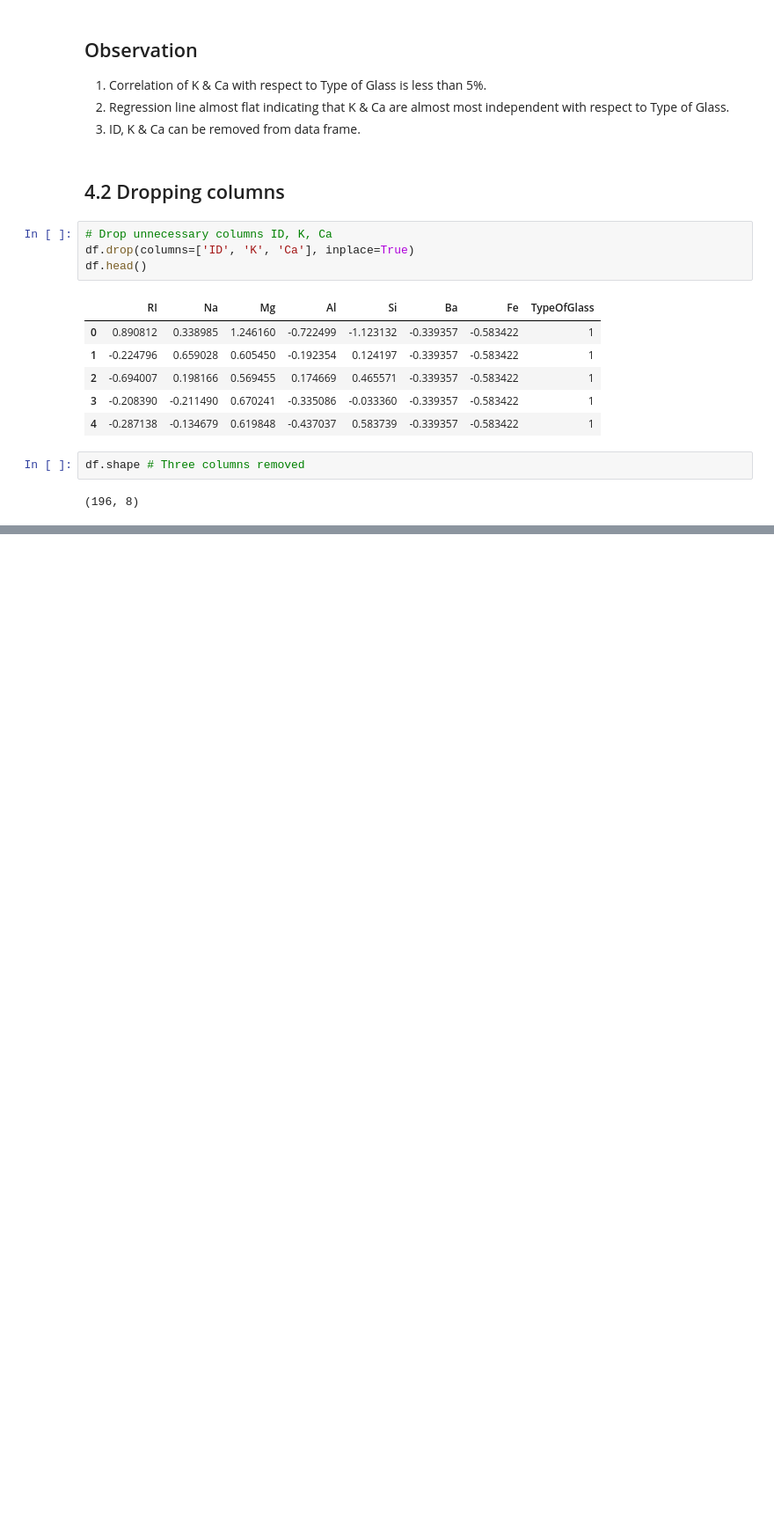
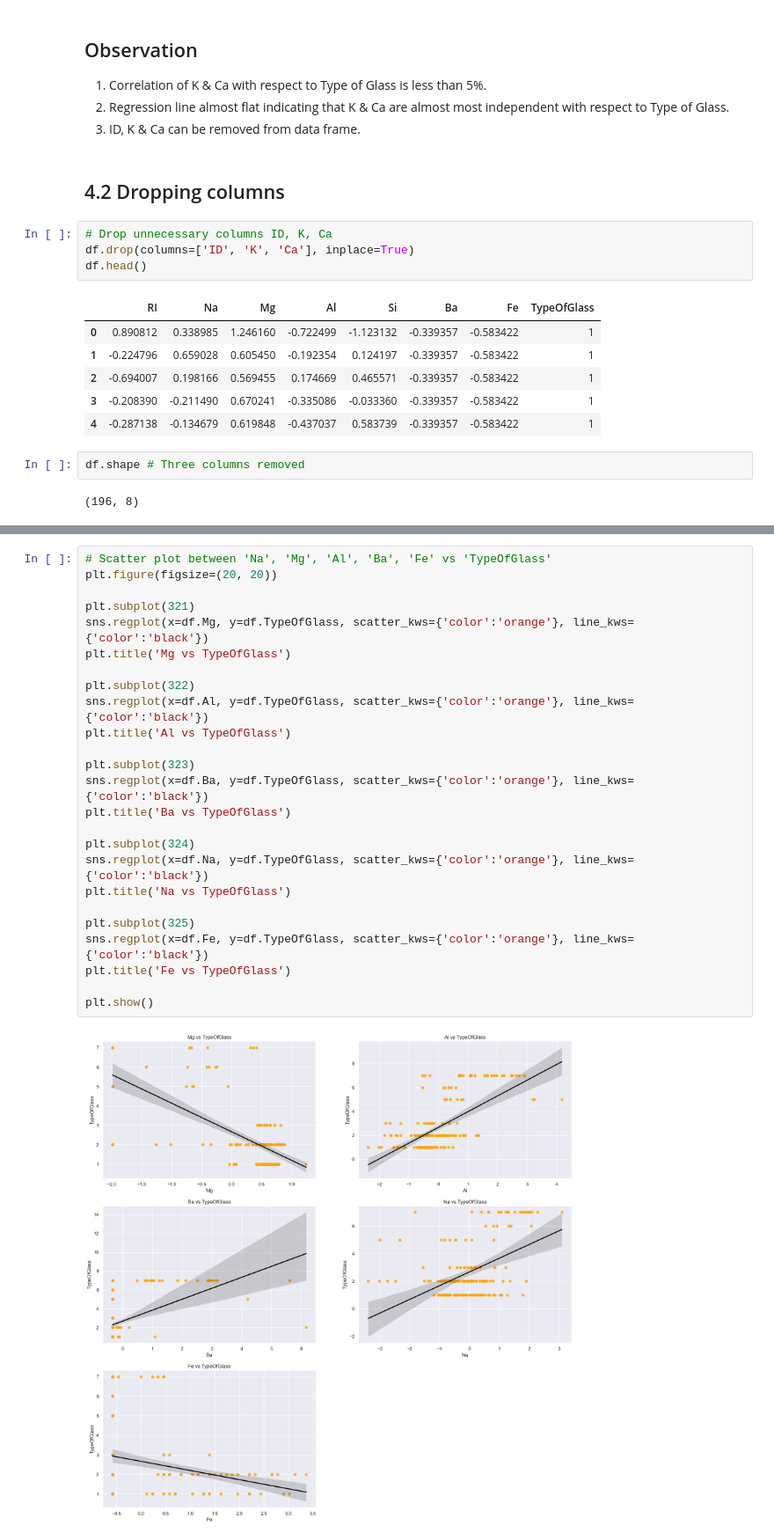
Before and after one commit to Jeyramana/GUVI_Assignments, a Jupyter notebook: Assignment_10/GlassProject.ipynb, the cells around one changed output, grey strips where cells are left out. Shown at 88% size. Drawn from its saved outputs; the diff is of its cells as text; blank space fills up the shorter version.

```diff
--- a/Assignment_10/GlassProject.ipynb
+++ b/Assignment_10/GlassProject.ipynb
@@ -266,0 +304,27 @@ df.shape # Three columns removed
+# %%
+# Scatter plot between 'Na', 'Mg', 'Al', 'Ba', 'Fe' vs 'TypeOfGlass'
+plt.figure(figsize=(20, 20))
+
+plt.subplot(321)
+sns.regplot(x=df.Mg, y=df.TypeOfGlass, scatter_kws={'color':'orange'}, line_kws={'color':'black'})
+plt.title('Mg vs TypeOfGlass')
+
+plt.subplot(322)
+sns.regplot(x=df.Al, y=df.TypeOfGlass, scatter_kws={'color':'orange'}, line_kws={'color':'black'})
+plt.title('Al vs TypeOfGlass')
+
+plt.subplot(323)
+sns.regplot(x=df.Ba, y=df.TypeOfGlass, scatter_kws={'color':'orange'}, line_kws={'color':'black'})
+plt.title('Ba vs TypeOfGlass')
+
+plt.subplot(324)
+sns.regplot(x=df.Na, y=df.TypeOfGlass, scatter_kws={'color':'orange'}, line_kws={'color':'black'})
+plt.title('Na vs TypeOfGlass')
+
+plt.subplot(325)
+sns.regplot(x=df.Fe, y=df.TypeOfGlass, scatter_kws={'color':'orange'}, line_kws={'color':'black'})
+plt.title('Fe vs TypeOfGlass')
+
+plt.show()
+# %% [output]
+[figure, added]
```
Also changed, not shown: parts of 33 cells of this notebook, 1 other file.
